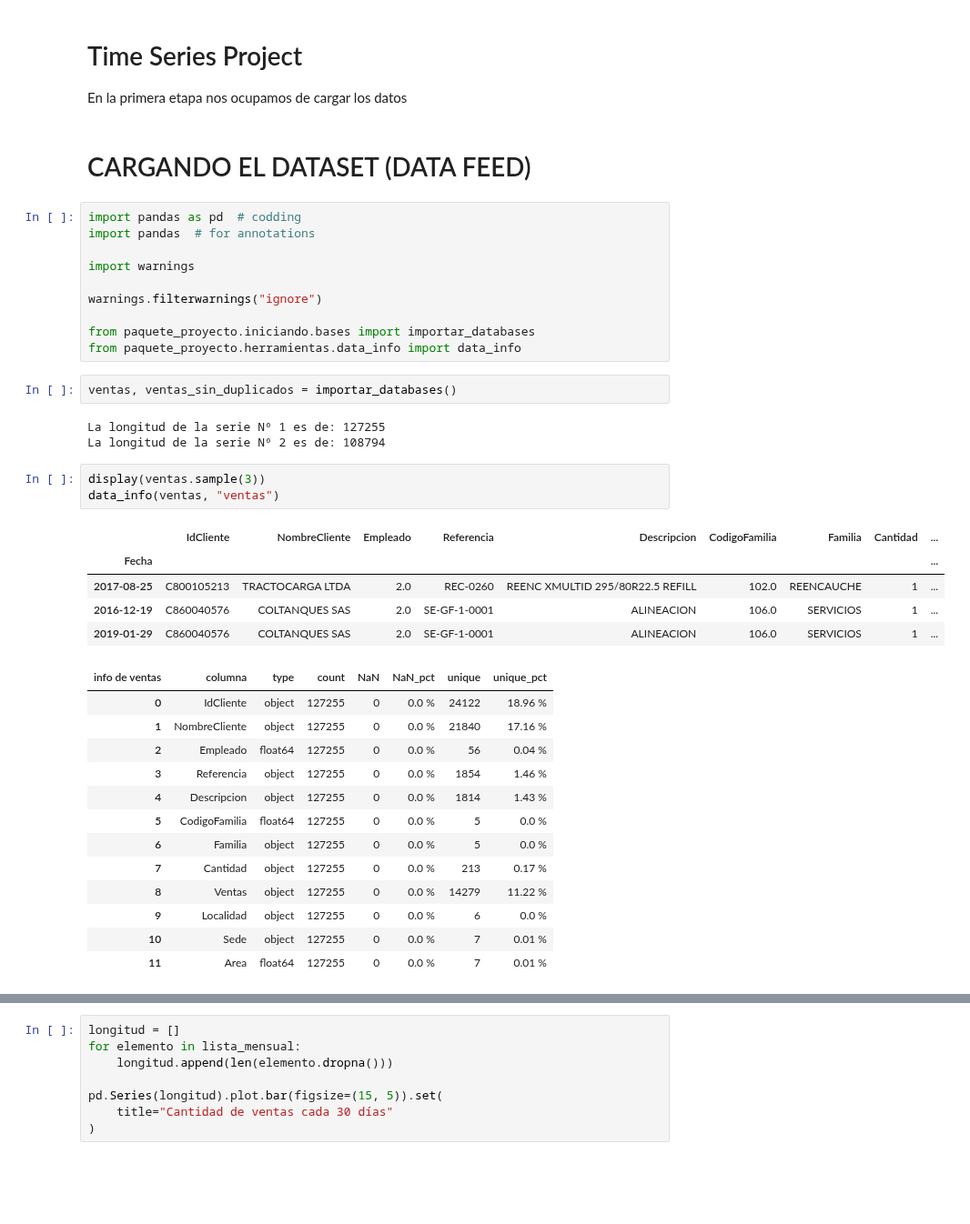
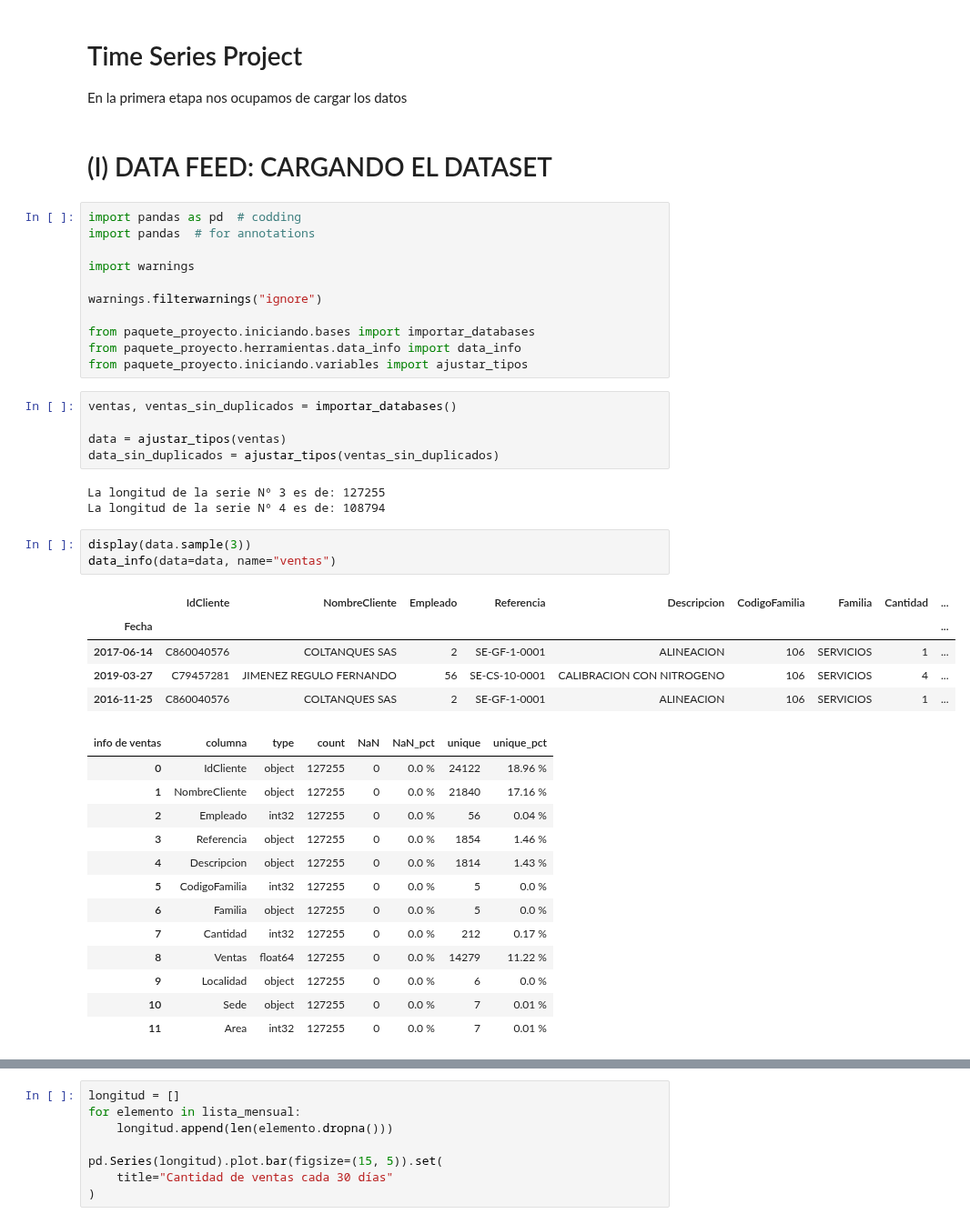
Before and after one commit to jackonedev/timeseries-project, a Jupyter notebook: data-science.ipynb, the cells around one changed output, grey strips where cells are left out. Shown at 91% size. Drawn from its saved outputs; the diff is of its cells as text; blank space fills up the shorter version.

```diff
--- a/data-science.ipynb
+++ b/data-science.ipynb
@@ -3,7 +3,7 @@
 
 En la primera etapa nos ocupamos de cargar los datos
 # %% [markdown]
-# CARGANDO EL DATASET (DATA FEED)
+# (I) DATA FEED: CARGANDO EL DATASET
 # %%
 import pandas as pd  # codding
 import pandas  # for annotations
@@ -14,32 +14,36 @@ warnings.filterwarnings("ignore")
 
 from paquete_proyecto.iniciando.bases import importar_databases
 from paquete_proyecto.herramientas.data_info import data_info
+from paquete_proyecto.iniciando.variables import ajustar_tipos
 # %%
 ventas, ventas_sin_duplicados = importar_databases()
+
+data = ajustar_tipos(ventas)
+data_sin_duplicados = ajustar_tipos(ventas_sin_duplicados)
 # %% [output]
-La longitud de la serie Nº 1 es de: 127255
-La longitud de la serie Nº 2 es de: 108794
+La longitud de la serie Nº 3 es de: 127255
+La longitud de la serie Nº 4 es de: 108794
 # %%
-display(ventas.sample(3))
-data_info(ventas, "ventas")
+display(data.sample(3))
+data_info(data=data, name="ventas")
 # %% [output]
 |  | IdCliente | NombreCliente | Empleado | Referencia | Descripcion | CodigoFamilia | Familia | Cantidad | ... |
 | Fecha |  |  |  |  |  |  |  |  | ... |
-| 2017-08-25 | C800105213 | TRACTOCARGA LTDA | 2.0 | REC-0260 | REENC XMULTID 295/80R22.5 REFILL | 102.0 | REENCAUCHE | 1 | ... |
-| 2016-12-19 | C860040576 | COLTANQUES SAS | 2.0 | SE-GF-1-0001 | ALINEACION | 106.0 | SERVICIOS | 1 | ... |
-| 2019-01-29 | C860040576 | COLTANQUES SAS | 2.0 | SE-GF-1-0001 | ALINEACION | 106.0 | SERVICIOS | 1 | ... |
+| 2017-06-14 | C860040576 | COLTANQUES SAS | 2 | SE-GF-1-0001 | ALINEACION | 106 | SERVICIOS | 1 | ... |
+| 2019-03-27 | C79457281 | JIMENEZ REGULO FERNANDO | 56 | SE-CS-10-0001 | CALIBRACION CON NITROGENO | 106 | SERVICIOS | 4 | ... |
+| 2016-11-25 | C860040576 | COLTANQUES SAS | 2 | SE-GF-1-0001 | ALINEACION | 106 | SERVICIOS | 1 | ... |
 | info de ventas | columna | type | count | NaN | NaN_pct | unique | unique_pct |
 | 0 | IdCliente | object | 127255 | 0 | 0.0 % | 24122 | 18.96 % |
 | 1 | NombreCliente | object | 127255 | 0 | 0.0 % | 21840 | 17.16 % |
-| 2 | Empleado | float64 | 127255 | 0 | 0.0 % | 56 | 0.04 % |
+| 2 | Empleado | int32 | 127255 | 0 | 0.0 % | 56 | 0.04 % |
 | 3 | Referencia | object | 127255 | 0 | 0.0 % | 1854 | 1.46 % |
 | 4 | Descripcion | object | 127255 | 0 | 0.0 % | 1814 | 1.43 % |
-| 5 | CodigoFamilia | float64 | 127255 | 0 | 0.0 % | 5 | 0.0 % |
+| 5 | CodigoFamilia | int32 | 127255 | 0 | 0.0 % | 5 | 0.0 % |
 | 6 | Familia | object | 127255 | 0 | 0.0 % | 5 | 0.0 % |
-| 7 | Cantidad | object | 127255 | 0 | 0.0 % | 213 | 0.17 % |
-| 8 | Ventas | object | 127255 | 0 | 0.0 % | 14279 | 11.22 % |
+| 7 | Cantidad | int32 | 127255 | 0 | 0.0 % | 212 | 0.17 % |
+| 8 | Ventas | float64 | 127255 | 0 | 0.0 % | 14279 | 11.22 % |
 | 9 | Localidad | object | 127255 | 0 | 0.0 % | 6 | 0.0 % |
 | 10 | Sede | object | 127255 | 0 | 0.0 % | 7 | 0.01 % |
-| 11 | Area | float64 | 127255 | 0 | 0.0 % | 7 | 0.01 % |
+| 11 | Area | int32 | 127255 | 0 | 0.0 % | 7 | 0.01 % |
 # %% [markdown]
 <div>
```
Also changed, not shown: parts of 23 cells of this notebook.
